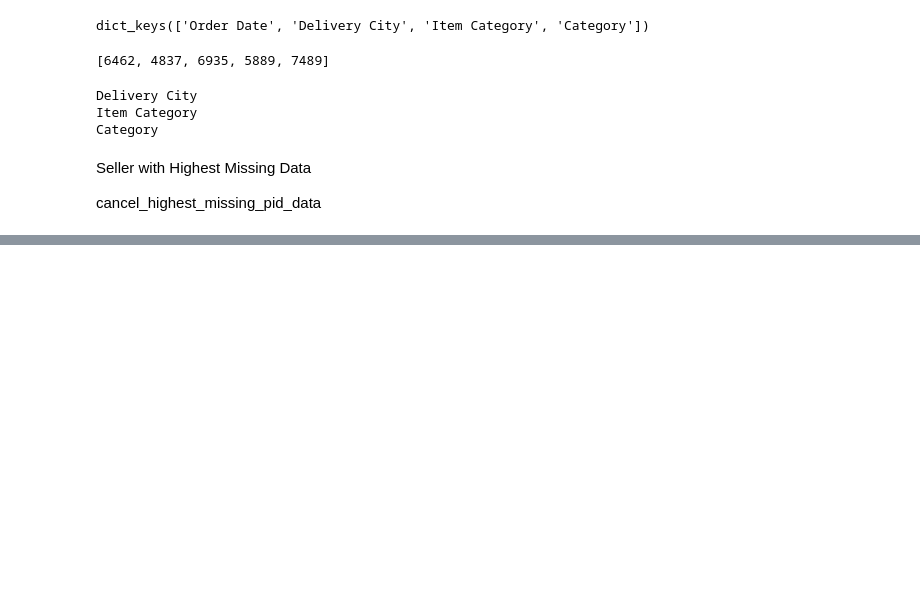
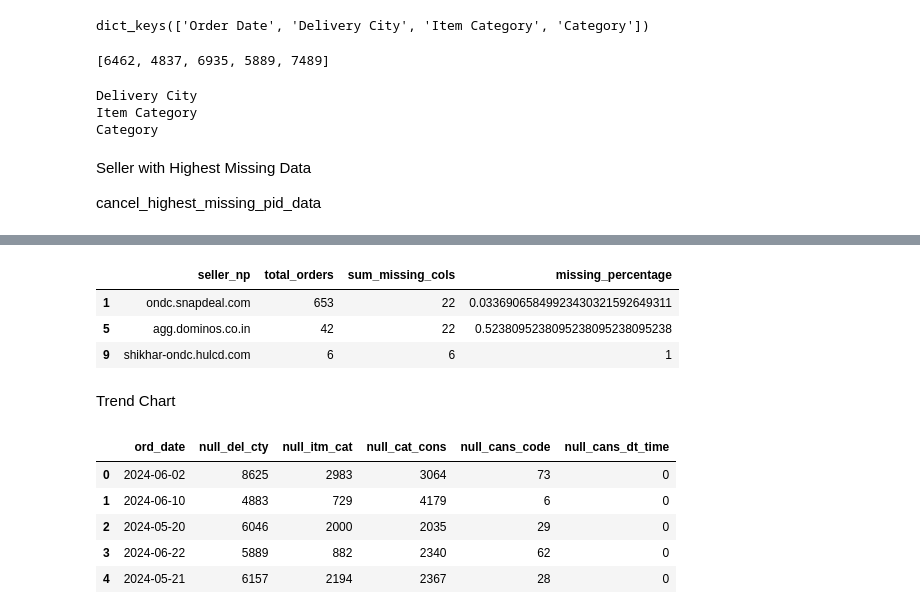
Before and after one commit to shashank-scikiq/Data-Quality, a Jupyter notebook: FA_Backend/Jupyter/businessLogic.ipynb, the cells around one changed output, grey strips where cells are left out. Drawn from its saved outputs; the diff is of its cells as text; code cells hidden in the pictures; blank space fills up the shorter version.

```diff
--- a/FA_Backend/Jupyter/businessLogic.ipynb
+++ b/FA_Backend/Jupyter/businessLogic.ipynb
@@ -493,0 +636,28 @@ df
+# %%
+df
+# %% [output]
+|  | seller_np | total_orders | sum_missing_cols | missing_percentage |
+| 1 | ondc.snapdeal.com | 653 | 22 | 0.03369065849923430321592649311 |
+| 5 | agg.dominos.co.in | 42 | 22 | 0.5238095238095238095238095238 |
+| 9 | shikhar-ondc.hulcd.com | 6 | 6 | 1 |
+# %% [markdown]
+Trend Chart
+# %%
+stmt = Select(dq_col_sum.c.ord_date,
+       func.sum(dq_col_sum.c.null_del_cty).label("null_del_cty"),
+       func.sum(dq_col_sum.c.null_itm_cat).label("null_itm_cat"),
+       func.sum(dq_col_sum.c.null_cat_cons).label("null_cat_cons"),
+       func.sum(dq_col_sum.c.null_cans_code).label("null_cans_code"),
+       func.sum(dq_col_sum.c.null_cans_dt_time).label("null_cans_dt_time")
+       ).group_by(dq_col_sum.c.ord_date)
+# %%
+df = pd.DataFrame(run_stmt(stmt))
+# %%
+df.head(5)
+# %% [output]
+|  | ord_date | null_del_cty | null_itm_cat | null_cat_cons | null_cans_code | null_cans_dt_time |
+| 0 | 2024-06-02 | 8625 | 2983 | 3064 | 73 | 0 |
+| 1 | 2024-06-10 | 4883 | 729 | 4179 | 6 | 0 |
+| 2 | 2024-05-20 | 6046 | 2000 | 2035 | 29 | 0 |
+| 3 | 2024-06-22 | 5889 | 882 | 2340 | 62 | 0 |
+| 4 | 2024-05-21 | 6157 | 2194 | 2367 | 28 | 0 |
```
Also changed, not shown: parts of 38 cells of this notebook, 9 other files.
